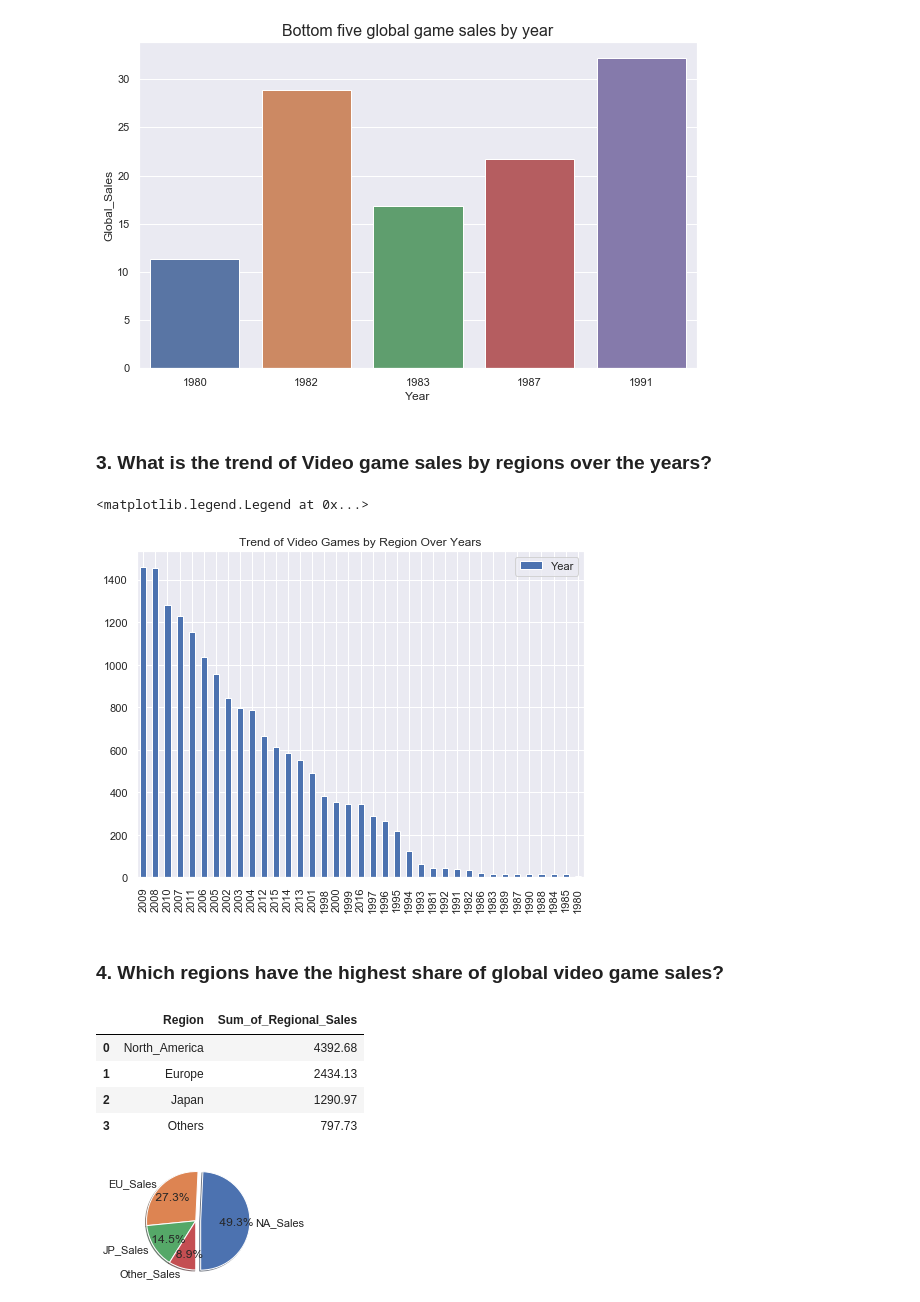
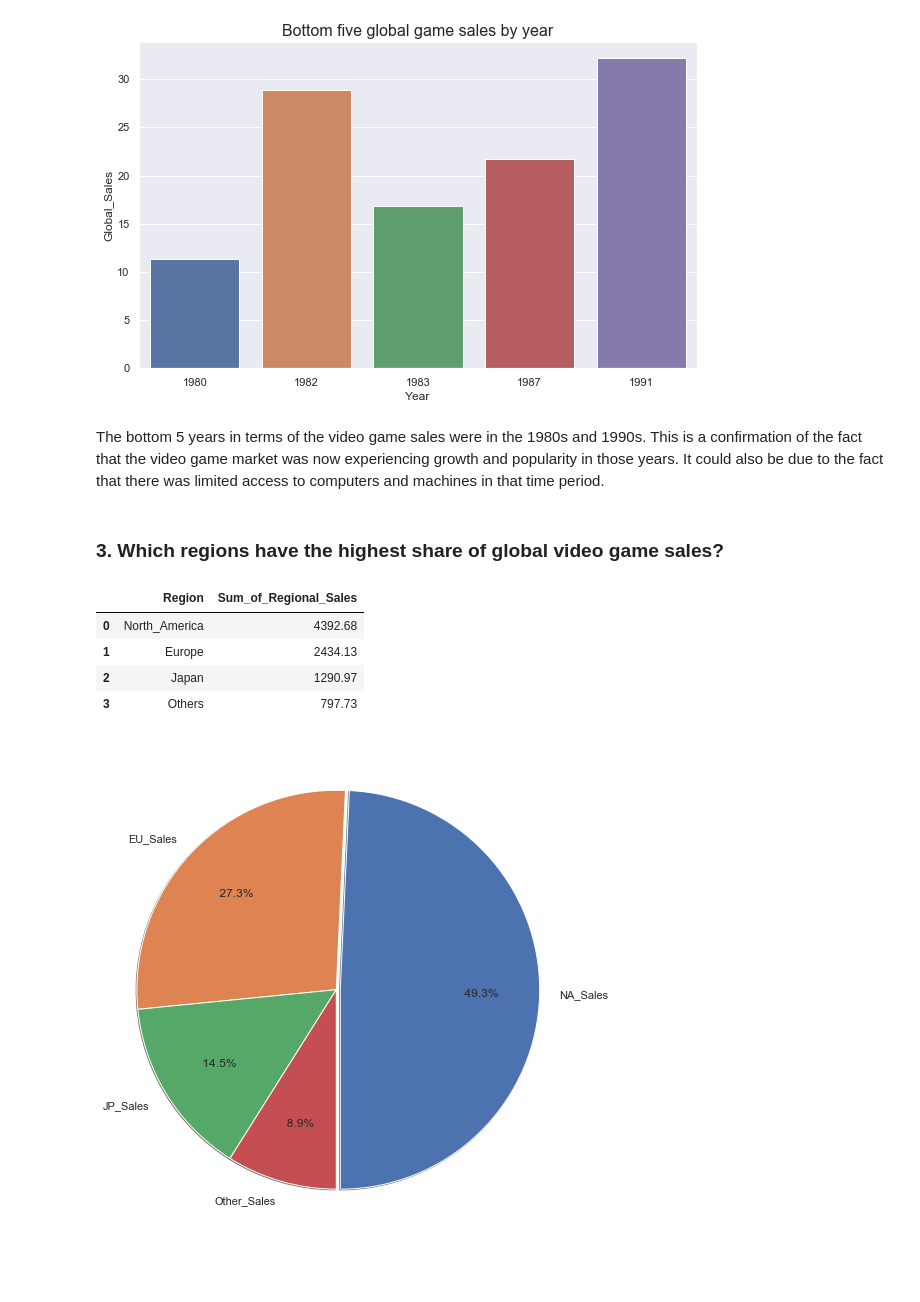
Before and after one commit to Priscilla-B/Video-Game-Sales-EDA, a Jupyter notebook: vgsales_eda.ipynb, the cells around one changed output. Drawn from its saved outputs; the diff is of its cells as text; code cells hidden in the pictures; blank space fills up the shorter version.

```diff
--- a/vgsales_eda.ipynb
+++ b/vgsales_eda.ipynb
@@ -372,0 +367,8 @@ Name: Year, dtype: float64
+# %%
+# using the correlation matrix and heatmap
+# calculate correlation matrix
+corr_matrix = vgs_1.corr()
+# plot the heatmap
+sns.heatmap(corr_matrix, xticklabels=corr_matrix.columns,yticklabels=corr_matrix.columns, annot=True, cmap="Spectral")
+sns.set(rc={'figure.figsize':(8, 9)})
+plt.title("A Heatmap showing the correlation between variables", fontdict = {'fontsize' : 16})
@@ -375,11 +386,3 @@ Name: Year, dtype: float64
 sns.pairplot(vgs_1);
 # %% [output]
 [figure]
-# %%
-# using the correlation matrix and heatmap
-# calculate correlation matrix
-corr_matrix = vgs_1.corr()
-# plot the heatmap
-sns.heatmap(corr_matrix, xticklabels=corr_matrix.columns,yticklabels=corr_matrix.columns, annot=True, cmap="Blues")
-sns.set(rc={'figure.figsize':(2, 2)})
-plt.title("A Heatmap showing the correlation between variables", fontdict = {'fontsize' : 16})
@@ -456,19 +460,10 @@ plt.title("Bottom five global game sales by year", fontdict = {'fontsize' : 16})
 # %% [output]
 Text(0.5, 1.0, 'Bottom five global game sales by year')
 [figure]
-# %% [markdown]
-### 3. What is the trend of Video game sales by regions over the years?
-# %%
-trend_Region =vgs_1.Year.value_counts()
-
-trend_Region.plot(x='Year', y=['NA_sales','Eu_sales','JP_sales','Other_sales'], kind='bar', title='Trend of Video Games by Region Over Years', figsize=(8,6));
-
-plt.legend()
-# %% [output]
-<matplotlib.legend.Legend at 0x...>
-[figure, removed]
+# %% [markdown]
+The bottom 5 years in terms of the video game sales were in the 1980s and 1990s. This is a confirmation of the fact that the video game market was now experiencing growth and popularity in those years. It could also be due to the fact that there was limited access to computers and machines in that time period.
 # %% [markdown]
-### 4. Which regions have the highest share of global video game sales?
+### 3. Which regions have the highest share of global video game sales?
 # %%
 
 sum_NA_sales = vgs_1['NA_Sales'].sum()
@@ -487,16 +482,17 @@ regional_sales
 # %%
 # visualizing
 
 fig1, ax1 = plt.subplots()
 ax1.pie(regional_sales['Sum_of_Regional_Sales'],
         explode=[0.1, 0, 0, 0],
         labels=['NA_Sales', 'EU_Sales', 'JP_Sales', 'Other_Sales'],
         autopct='%5.1f%%',
         shadow=True ,
         pctdistance=0.7,
+        radius = 5,
         startangle=270)
 ax1.axis('equal')  # Equal aspect ratio ensures that pie is drawn as a circle.
 
 plt.show()
 # %% [output]
-[figure, old version]
+[figure, new version]
```
Also changed, not shown: parts of 50 cells of this notebook.
